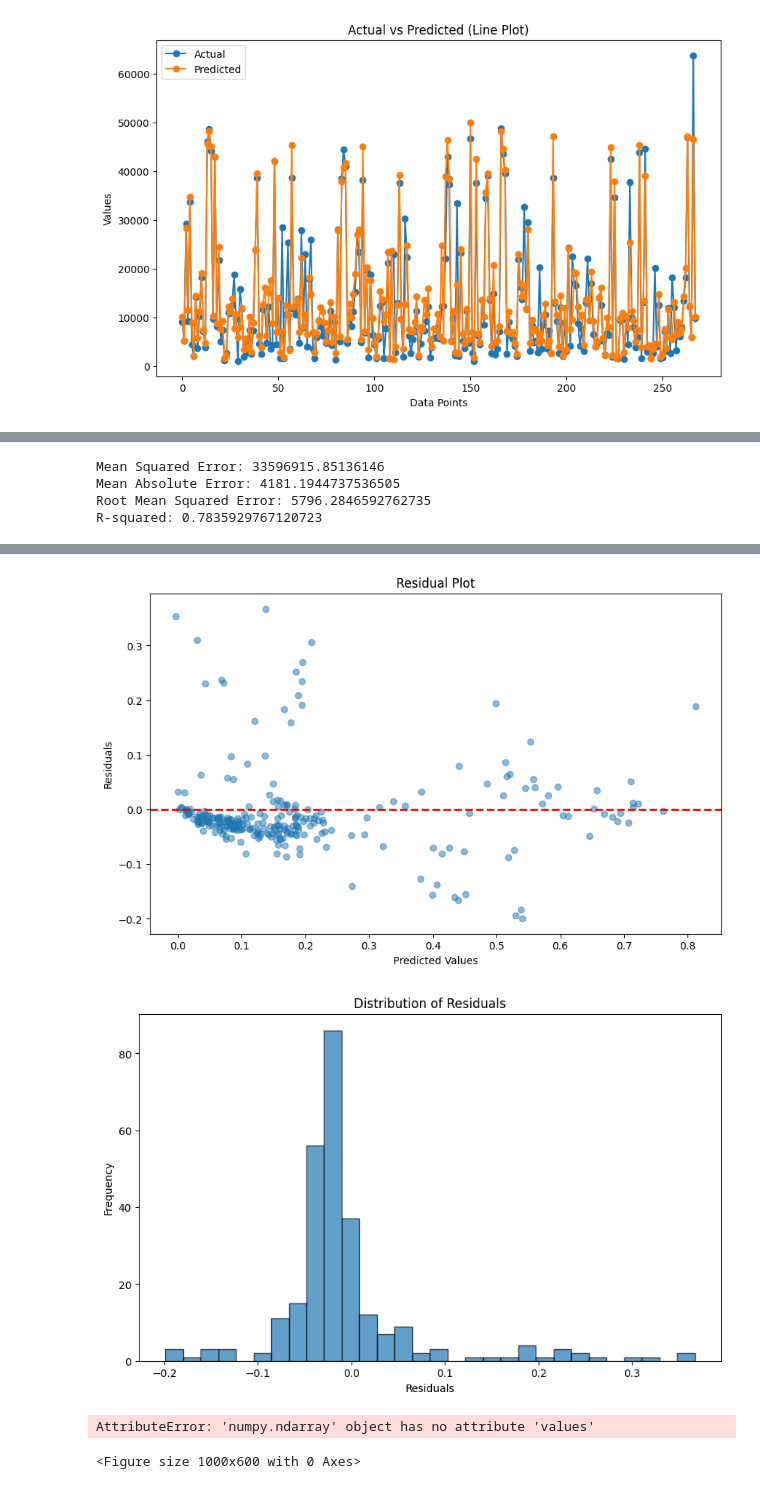
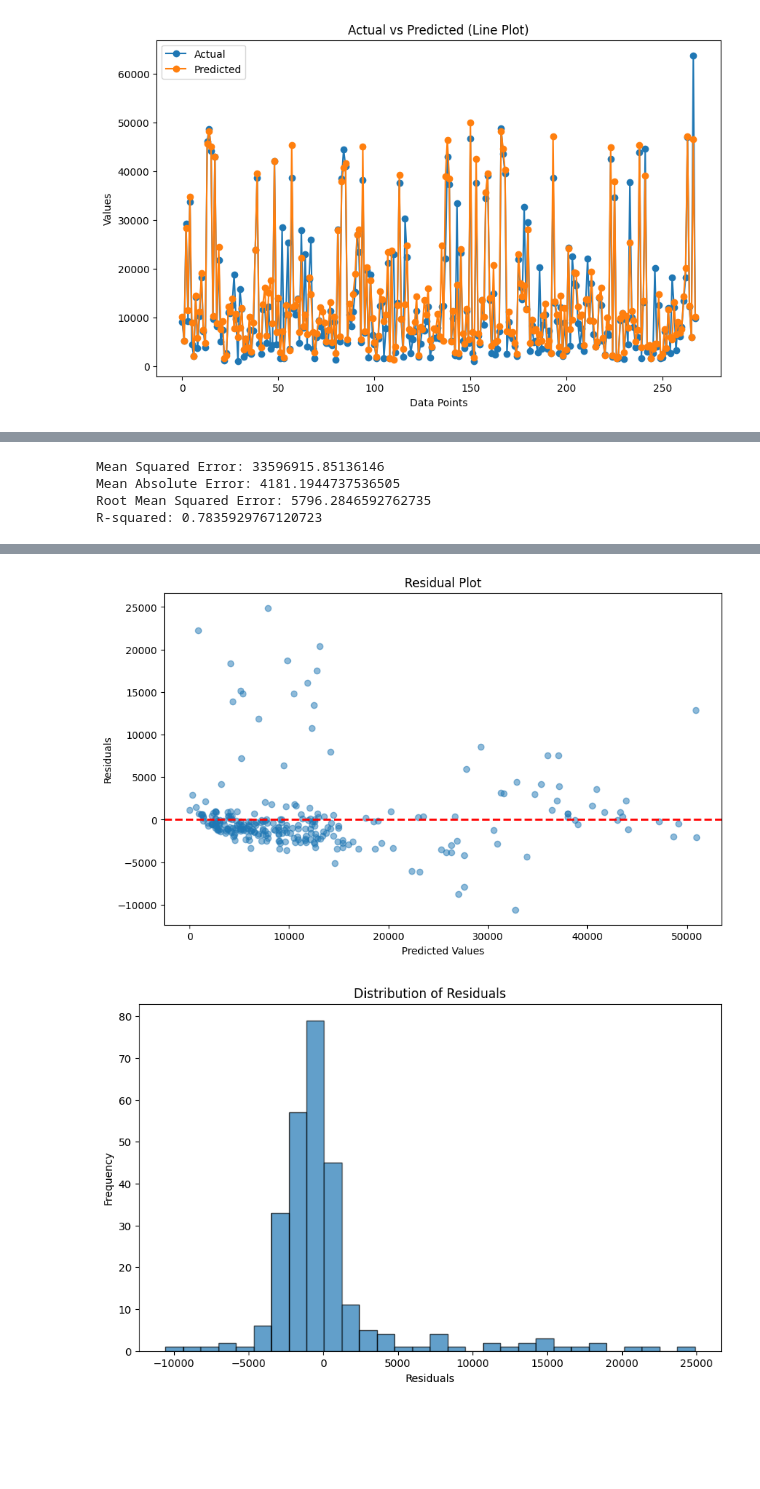
Before and after one commit to max-raney/health_insurance_ml, a Jupyter notebook: models.ipynb, the cells around one changed output, grey strips where cells are left out. Drawn from its saved outputs; the diff is of its cells as text; code cells hidden in the pictures; blank space fills up the shorter version.

```diff
--- a/models.ipynb
+++ b/models.ipynb
@@ -357,6 +359,7 @@ plt.show()
 # %%
 # Evaluate the performance of the neural network model
-y_pred_nn = model.predict(X_test_nn)
+y_pred_nn_standardized = model.predict(X_test_nn)
+y_pred_nn = scaler.inverse_transform(y_pred_nn_standardized)
 mse_nn = mean_squared_error(y_test_nn, y_pred_nn)
 mae_nn = np.mean(np.abs(y_test_nn - y_pred_nn))
 rmse_nn = np.sqrt(mse_nn)
@@ -416,7 +419,7 @@ def results(prediction, y=y_test.values):
     plt.show()
 
     plt.figure(figsize=(10, 6))
-    plt.plot(y.values, label='Actual', marker='o')
+    plt.plot(y, label='Actual', marker='o')
     plt.plot(prediction, label='Predicted', marker='o')
     plt.title('Actual vs Predicted (Line Plot)')
     plt.xlabel('Data Points')
@@ -490,5 +473,5 @@ print(y_pred_nn)
 # %%
-results(y_pred_nn, y_test_nn)
+results(y_pred_nn.flatten())
 # %% [output]
 Mean Squared Error: 33596915.85136146
 Mean Absolute Error: 4181.1944737536505
@@ -498,4 +481,2 @@ R-squared: 0.7835929767120723
-[figure, old version]
+[figure, new version]
-[figure, old version]
+[figure, new version]
-AttributeError: 'numpy.ndarray' object has no attribute 'values'
-<Figure size 1000x600 with 0 Axes>
```
Also changed, not shown: parts of 7 cells of this notebook.
